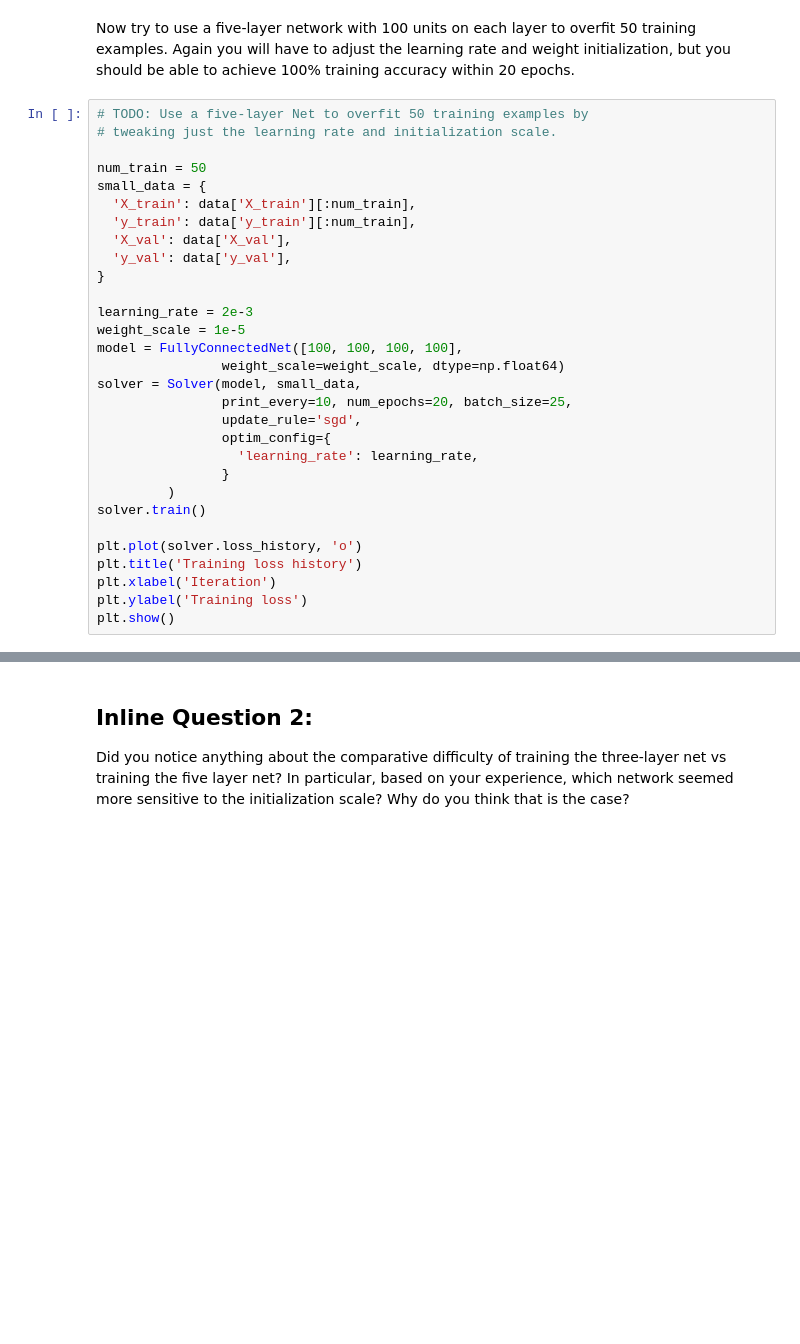
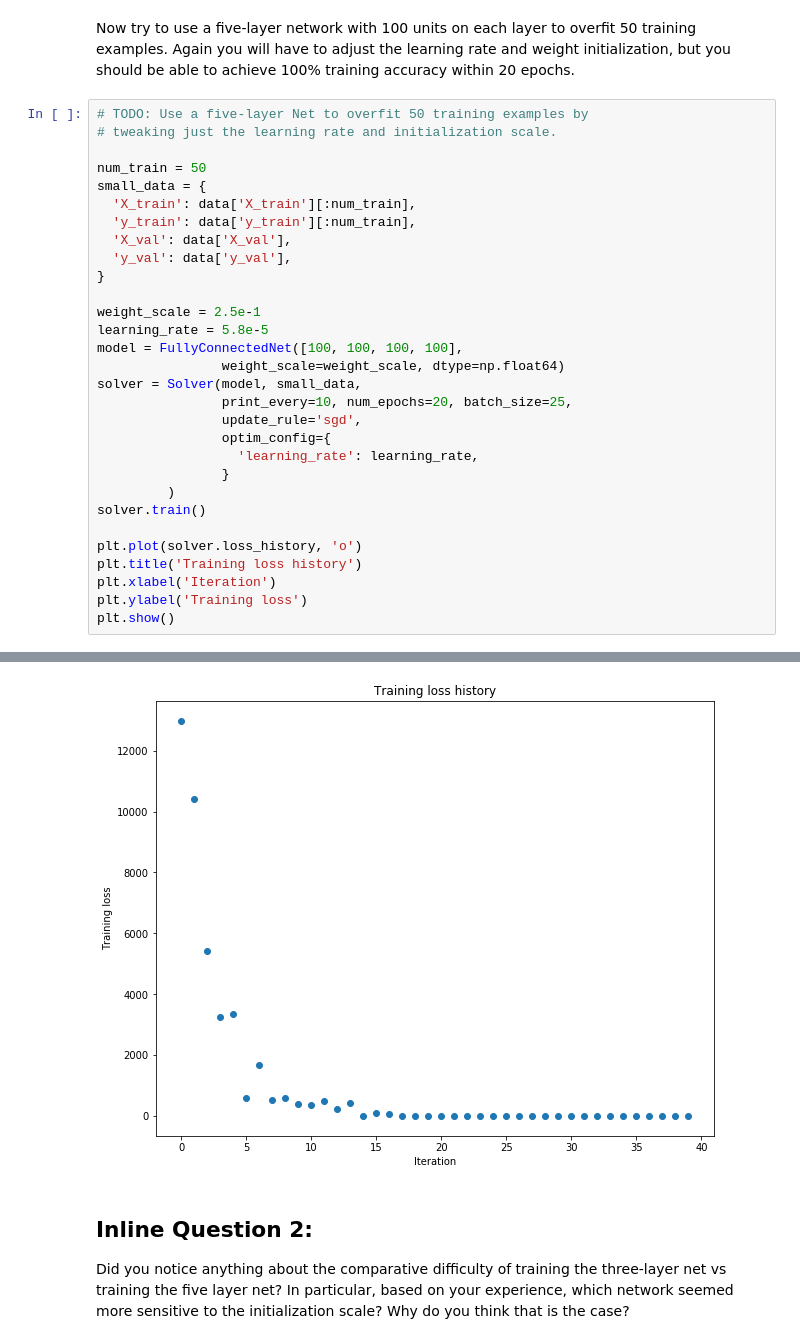
Before and after one commit to ilan-gold/cs231n, a Jupyter notebook: assignment2/FullyConnectedNets.ipynb, the cells around one changed output, grey strips where cells are left out. Drawn from its saved outputs; the diff is of its cells as text; blank space fills up the shorter version.

```diff
--- a/assignment2/FullyConnectedNets.ipynb
+++ b/assignment2/FullyConnectedNets.ipynb
@@ -490,8 +509,8 @@ small_data = {
   'y_val': data['y_val'],
 }
 
-learning_rate = 2e-3
-weight_scale = 1e-5
+weight_scale = 2.5e-1
+learning_rate = 5.8e-5
 model = FullyConnectedNet([100, 100, 100, 100],
                 weight_scale=weight_scale, dtype=np.float64)
 solver = Solver(model, small_data,
@@ -508,3 +527,4 @@ plt.title('Training loss history')
 plt.xlabel('Iteration')
 plt.ylabel('Training loss')
 plt.show()
+# %% [output]
@@ -511,3 +548,4 @@ plt.show()
+[figure, added]
 # %% [markdown]
 ## Inline Question 2:
 Did you notice anything about the comparative difficulty of training the three-layer net vs training the five layer net? In particular, based on your experience, which network seemed more sensitive to the initialization scale? Why do you think that is the case?
```
Also changed, not shown: parts of 13 cells of this notebook, 10 other files.
